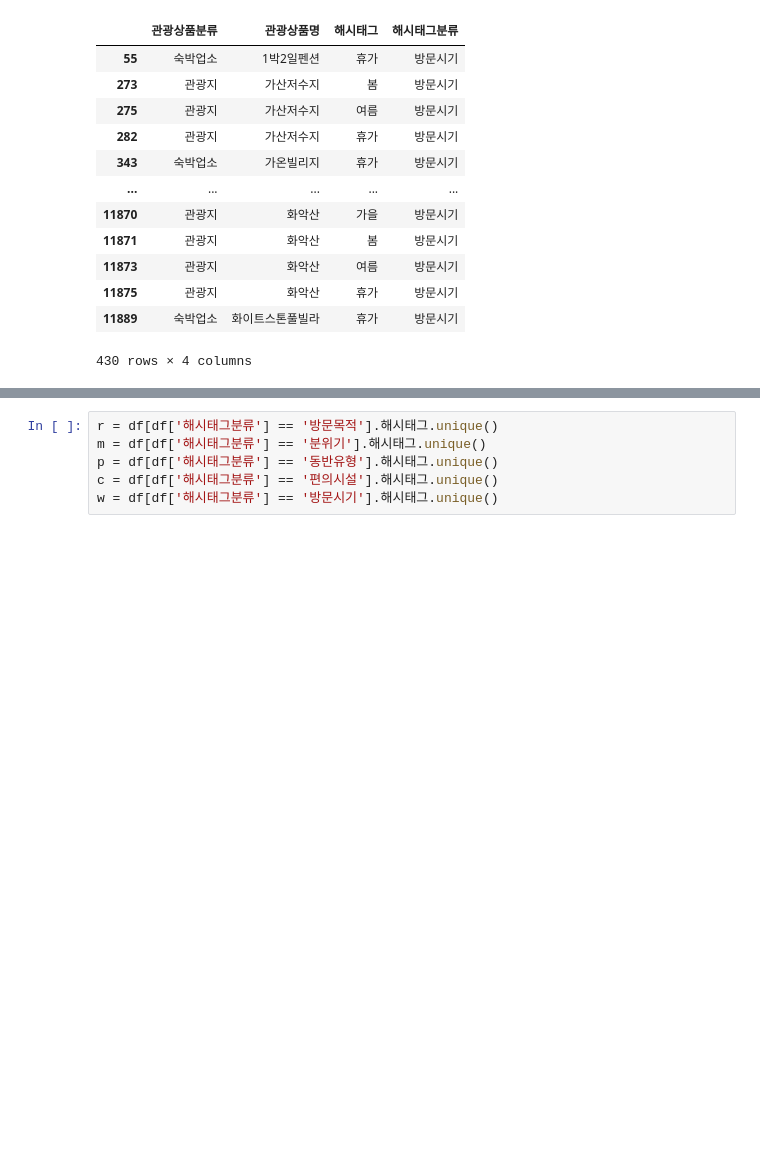
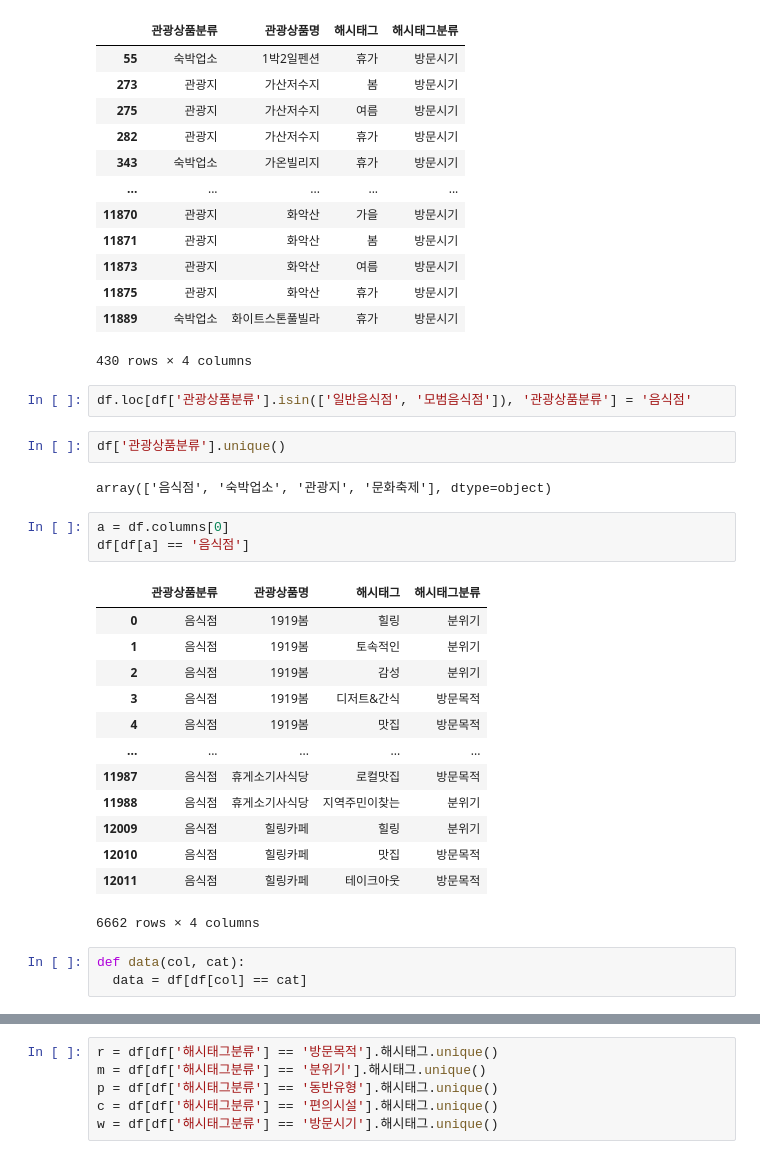
Before and after one commit to Jwainlee/Dwita, a Jupyter notebook: project2.ipynb, the cells around one changed output, grey strips where cells are left out. Cells and saved outputs as stored; diff of their text form; blank space fills up the shorter version.

```diff
--- a/project2.ipynb
+++ b/project2.ipynb
@@ -167,3 +163,29 @@ df[df['해시태그분류'] == '방문시기']
 | 11875 | 관광지 | 화악산 | 휴가 | 방문시기 |
 | 11889 | 숙박업소 | 화이트스톤풀빌라 | 휴가 | 방문시기 |
 430 rows × 4 columns
+# %%
+df.loc[df['관광상품분류'].isin(['일반음식점', '모범음식점']), '관광상품분류'] = '음식점'
+# %%
+df['관광상품분류'].unique()
+# %% [output]
+array(['음식점', '숙박업소', '관광지', '문화축제'], dtype=object)
+# %%
+a = df.columns[0]
+df[df[a] == '음식점']
+# %% [output]
+|  | 관광상품분류 | 관광상품명 | 해시태그 | 해시태그분류 |
+| 0 | 음식점 | 1919봄 | 힐링 | 분위기 |
+| 1 | 음식점 | 1919봄 | 토속적인 | 분위기 |
+| 2 | 음식점 | 1919봄 | 감성 | 분위기 |
+| 3 | 음식점 | 1919봄 | 디저트&간식 | 방문목적 |
+| 4 | 음식점 | 1919봄 | 맛집 | 방문목적 |
+| ... | ... | ... | ... | ... |
+| 11987 | 음식점 | 휴게소기사식당 | 로컬맛집 | 방문목적 |
+| 11988 | 음식점 | 휴게소기사식당 | 지역주민이찾는 | 분위기 |
+| 12009 | 음식점 | 힐링카페 | 힐링 | 분위기 |
+| 12010 | 음식점 | 힐링카페 | 맛집 | 방문목적 |
+| 12011 | 음식점 | 힐링카페 | 테이크아웃 | 방문목적 |
+6662 rows × 4 columns
+# %%
+def data(col, cat):
+  data = df[df[col] == cat]
```
Also changed, not shown: parts of 7 cells of this notebook.
